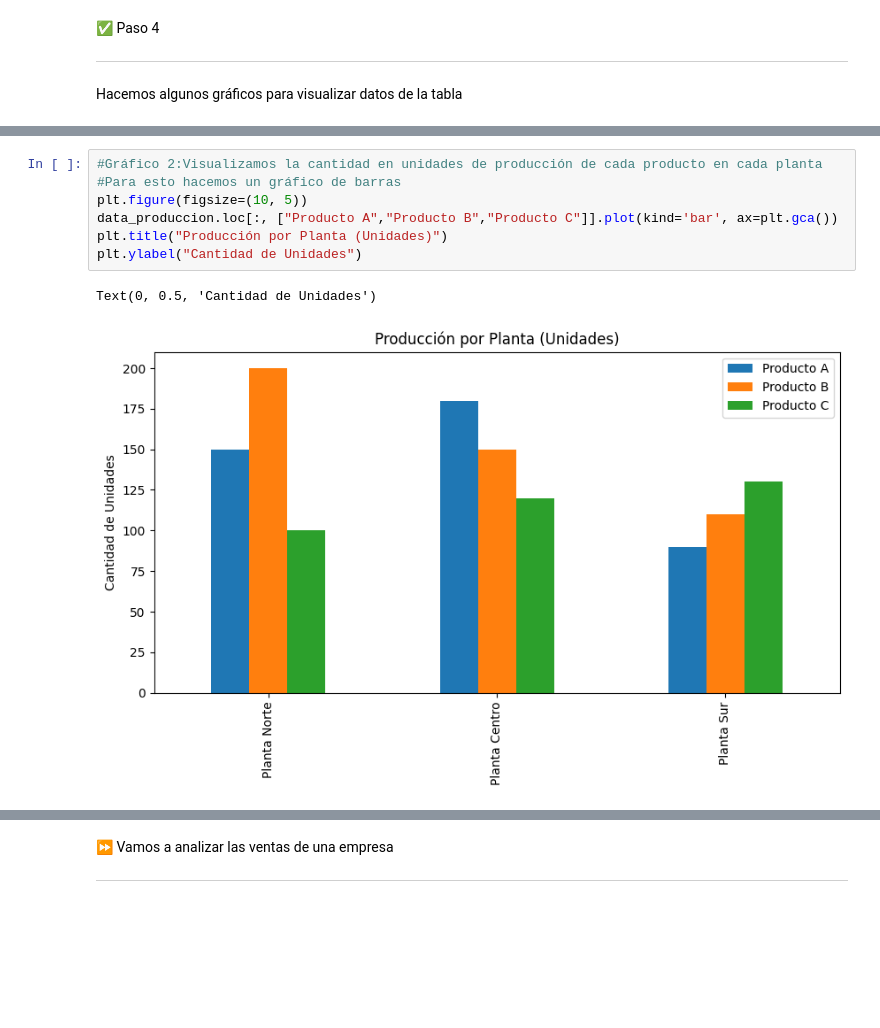
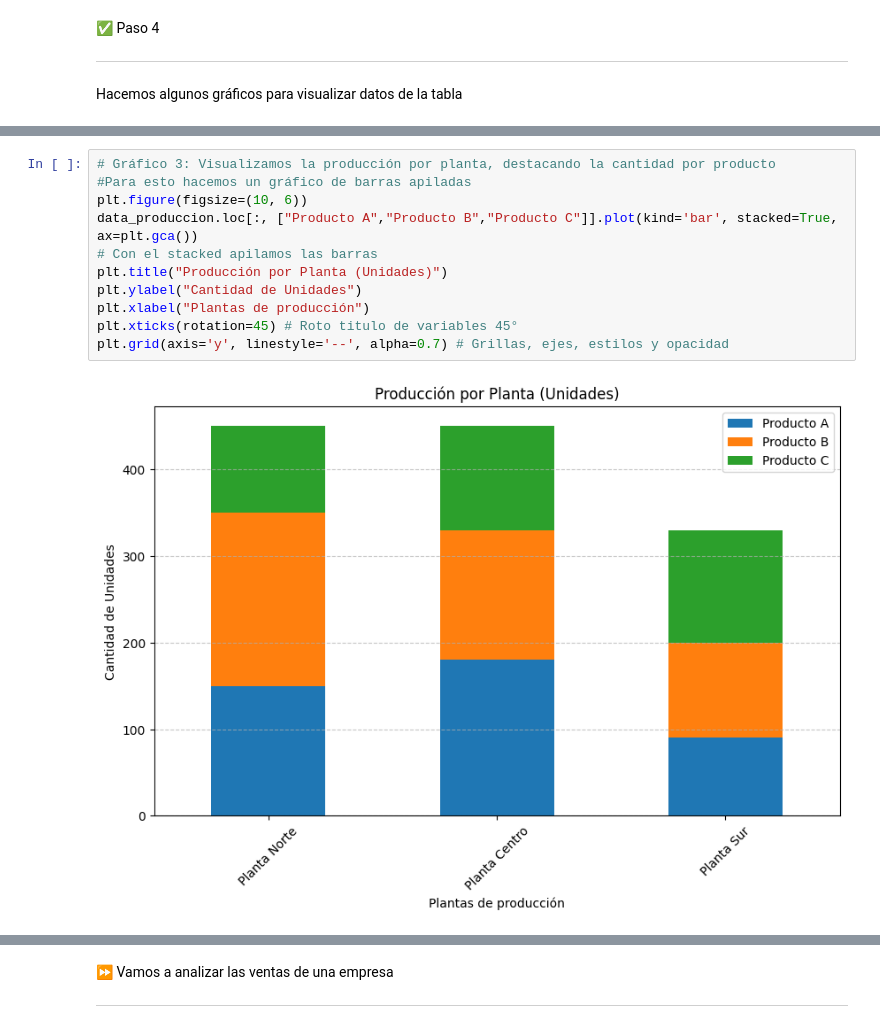
Before and after one commit to Danino99/Laboratorio-de-Metodos-Cuantitativos-Aplicados-a-la-Gestion, a Jupyter notebook: 01_intro_y_datos/clase02.ipynb, the cells around one changed output, grey strips where cells are left out. Cells and saved outputs as stored; diff of their text form; blank space fills up the shorter version.

```diff
--- a/01_intro_y_datos/clase02.ipynb
+++ b/01_intro_y_datos/clase02.ipynb
@@ -119,10 +141,13 @@ plt.show()
 # %%
-#Gráfico 2:Visualizamos la cantidad en unidades de producción de cada producto en cada planta
-#Para esto hacemos un gráfico de barras
-plt.figure(figsize=(10, 5))
-data_produccion.loc[:, ["Producto A","Producto B","Producto C"]].plot(kind='bar', ax=plt.gca())
+# Gráfico 3: Visualizamos la producción por planta, destacando la cantidad por producto
+#Para esto hacemos un gráfico de barras apiladas
+plt.figure(figsize=(10, 6))
+data_produccion.loc[:, ["Producto A","Producto B","Producto C"]].plot(kind='bar', stacked=True, ax=plt.gca())
+# Con el stacked apilamos las barras
 plt.title("Producción por Planta (Unidades)")
 plt.ylabel("Cantidad de Unidades")
+plt.xlabel("Plantas de producción")
+plt.xticks(rotation=45) # Roto titulo de variables 45°
+plt.grid(axis='y', linestyle='--', alpha=0.7) # Grillas, ejes, estilos y opacidad
 # %% [output]
-Text(0, 0.5, 'Cantidad de Unidades')
-[figure, old version]
+[figure, new version]
```
Also changed, not shown: parts of 6 cells of this notebook.
